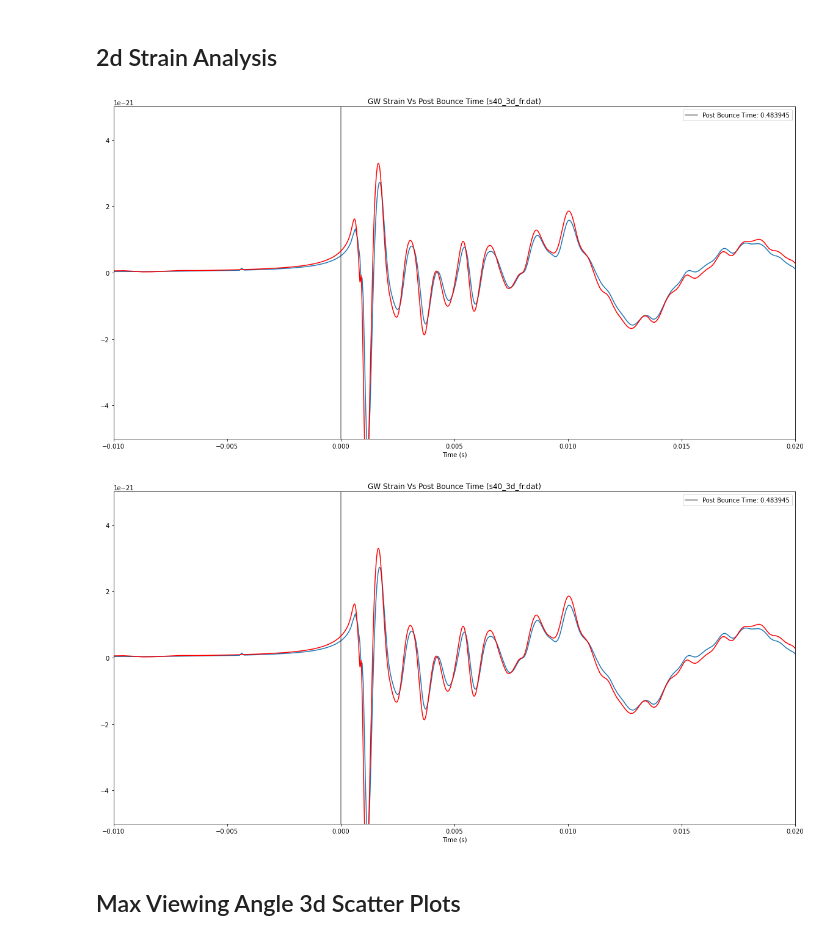
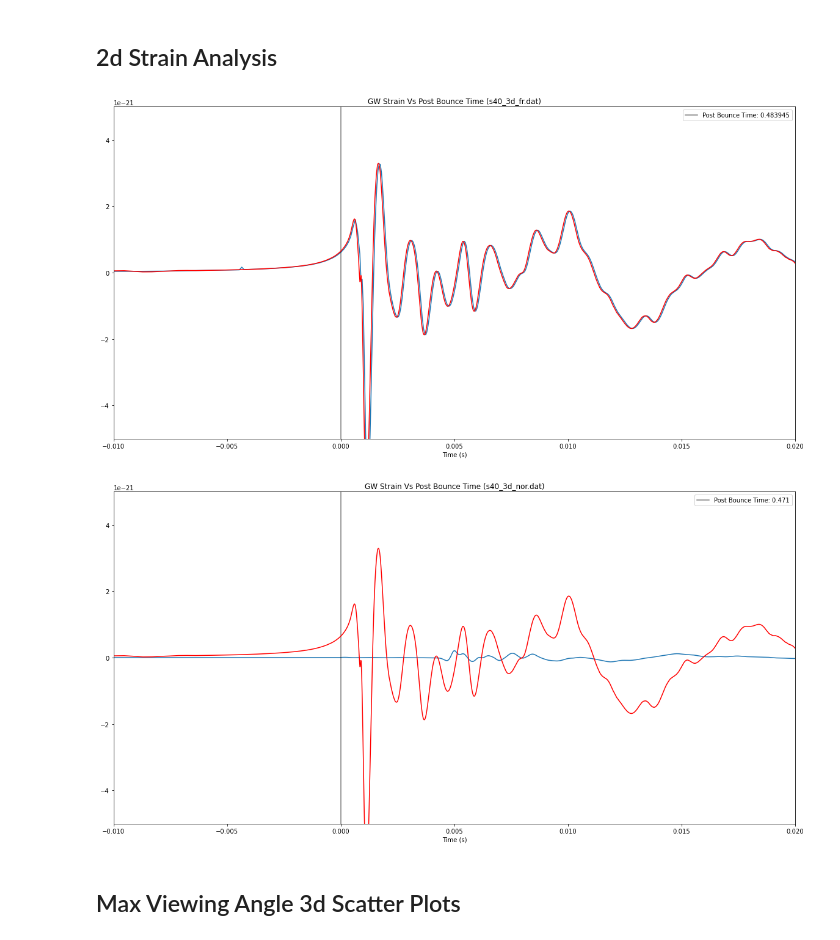
Before and after one commit to StevenVC/PajkosSummerResearch, a Jupyter notebook: programs/TempCompleteSystem.ipynb, the cells around one changed output. Saved outputs shown, nothing was run; the diff lists cells and outputs as text; code cells hidden in the pictures.

```diff
--- a/programs/TempCompleteSystem.ipynb
+++ b/programs/TempCompleteSystem.ipynb
@@ -401,11 +403,12 @@ s40_fr.set_rawDataHeaders(['Qxx','Qyy','Qxy','Qxz','Qyz','Qzz'])
 ## 2d Strain Analysis
 # %%
 s40_fr.GW2dAnalysis(1,angles=[np.pi/2,np.pi/2,0,2*np.pi],graphSize=[20,10],xlim=[-0.010,0.020],ylim=[-0.5*1e-20, 0.5*1e-20])
-
-s40_fr.GW2dAnalysis(1,angles=[0,np.pi,0,2*np.pi],graphSize=[20,10],xlim=[-0.010,0.020],ylim=[-0.5*1e-20, 0.5*1e-20])
 # %% [output]
-[figure, old version]
+[figure, new version]
-[figure, removed]
+# %%
+s40_nor.GW2dAnalysis(1,angles=[0,np.pi,0,2*np.pi],graphSize=[20,10],xlim=[-0.010,0.020],ylim=[-0.5*1e-20, 0.5*1e-20])
+# %% [output]
+[figure, added]
 # %%
 s40_sr.GW2dAnalysis(1,[20,10],[-0.011,0.020],[-0.15*1e-20, 0.15*1e-20])
 # %%
```
Also changed, not shown: parts of 3 cells of this notebook, 1 other file.
